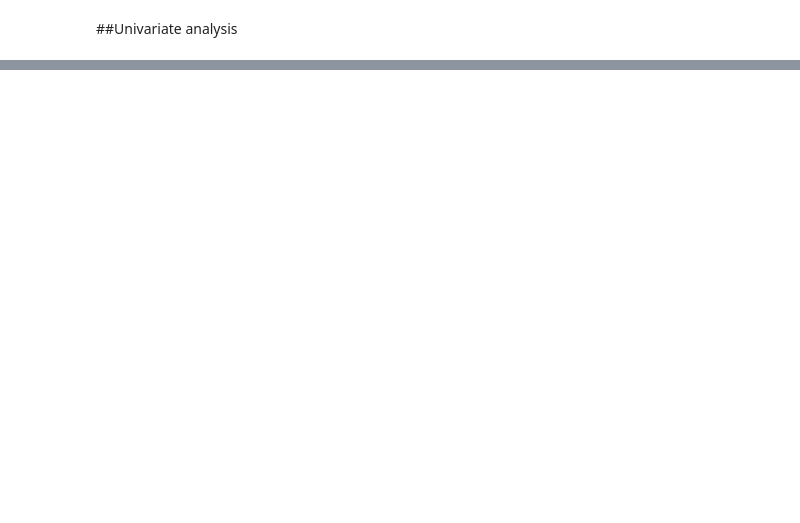
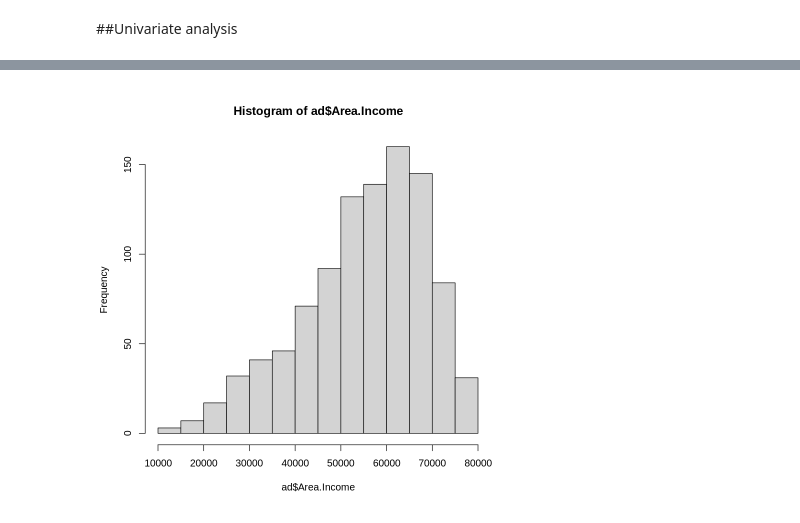
Before and after one commit to abdullatif14/R_project_week12, a Jupyter notebook: R_project.ipynb, the cells around one changed output, grey strips where cells are left out. Drawn from its saved outputs; the diff is of its cells as text; code cells hidden in the pictures; blank space fills up the shorter version.

```diff
--- a/R_project.ipynb
+++ b/R_project.ipynb
@@ -59,0 +158,5 @@ ERROR: ignored
+# %%
+#plotting a histrogram to visualize the distribution
+hist(ad$Area.Income)
+# %% [output]
+[figure, added]
```
Also changed, not shown: parts of 35 cells of this notebook.
